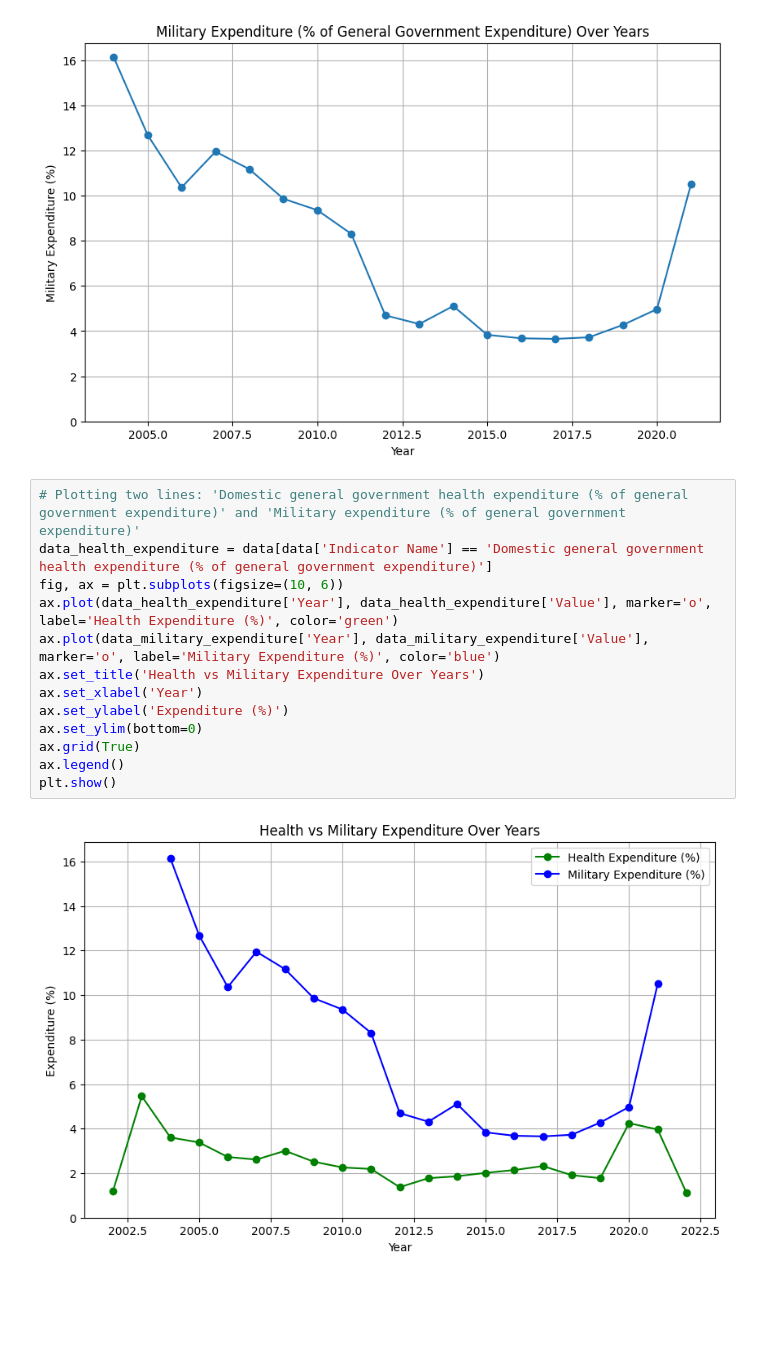
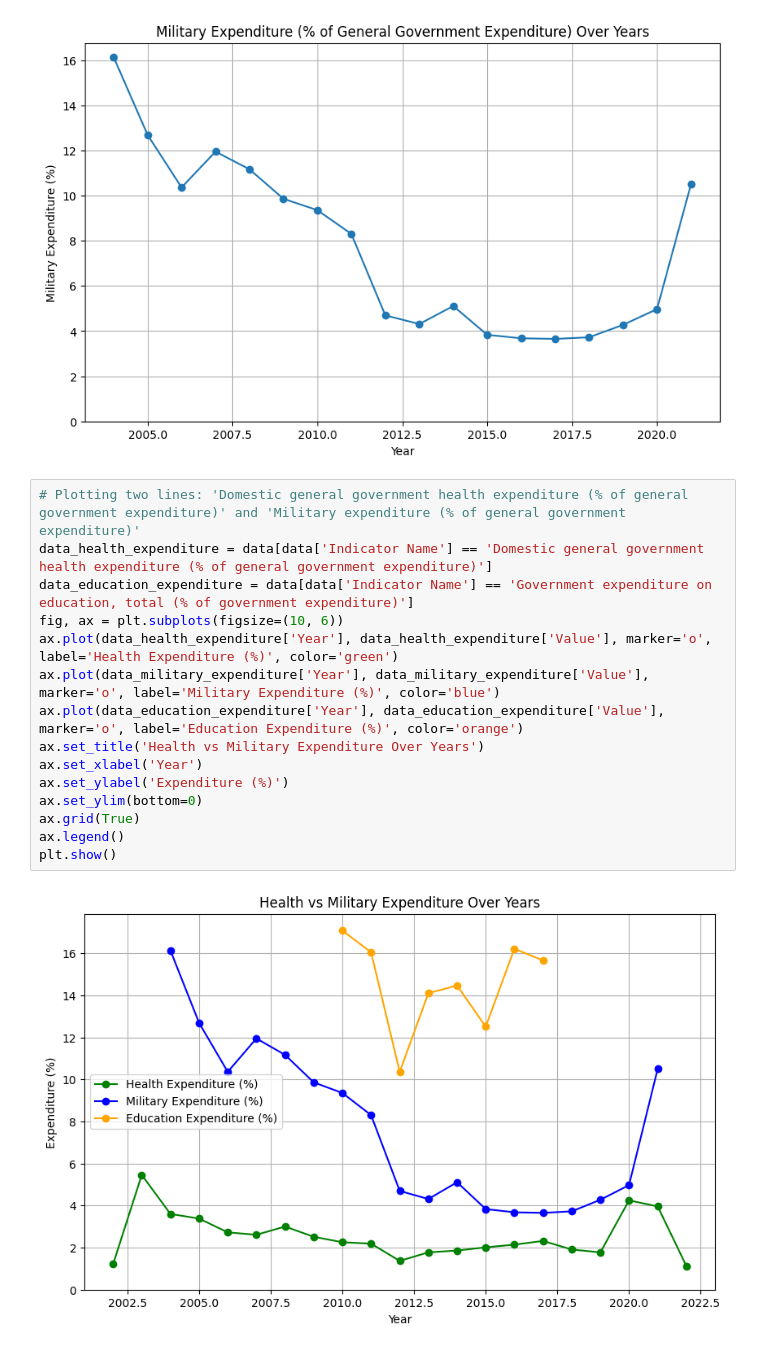
Before and after one commit to group-pi-dataviz/group-pi-dataviz.github.io, a Jupyter notebook: scripts/data_prepocessing_parte3.ipynb, the cells around one changed output. Saved outputs shown, nothing was run; the diff lists cells and outputs as text; blank space fills up the shorter version.

```diff
--- a/scripts/data_prepocessing_parte3.ipynb
+++ b/scripts/data_prepocessing_parte3.ipynb
@@ -87,15 +87,17 @@ plt.show()
 # %%
 # Plotting two lines: 'Domestic general government health expenditure (% of general government expenditure)' and 'Military expenditure (% of general government expenditure)'
 data_health_expenditure = data[data['Indicator Name'] == 'Domestic general government health expenditure (% of general government expenditure)']
+data_education_expenditure = data[data['Indicator Name'] == 'Government expenditure on education, total (% of government expenditure)']
 fig, ax = plt.subplots(figsize=(10, 6))
 ax.plot(data_health_expenditure['Year'], data_health_expenditure['Value'], marker='o', label='Health Expenditure (%)', color='green')
 ax.plot(data_military_expenditure['Year'], data_military_expenditure['Value'], marker='o', label='Military Expenditure (%)', color='blue')
+ax.plot(data_education_expenditure['Year'], data_education_expenditure['Value'], marker='o', label='Education Expenditure (%)', color='orange')
 ax.set_title('Health vs Military Expenditure Over Years')
 ax.set_xlabel('Year')
 ax.set_ylabel('Expenditure (%)')
 ax.set_ylim(bottom=0)
 ax.grid(True)
 ax.legend()
 plt.show()
 # %% [output]
-[figure, old version]
+[figure, new version]
```
Also changed, not shown: 1 other file.
